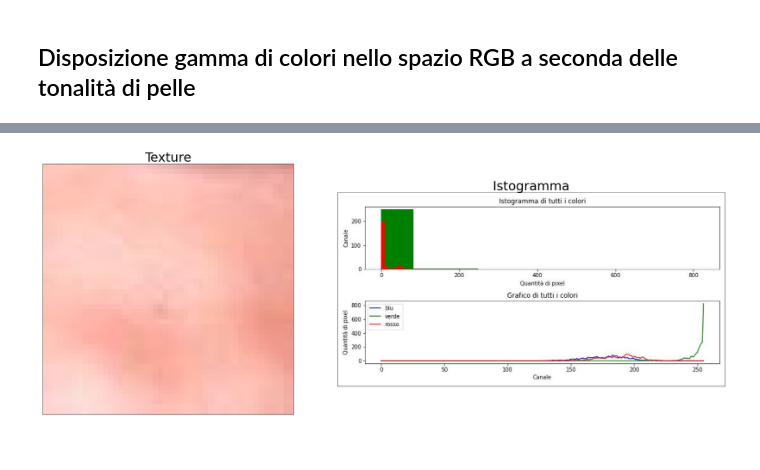
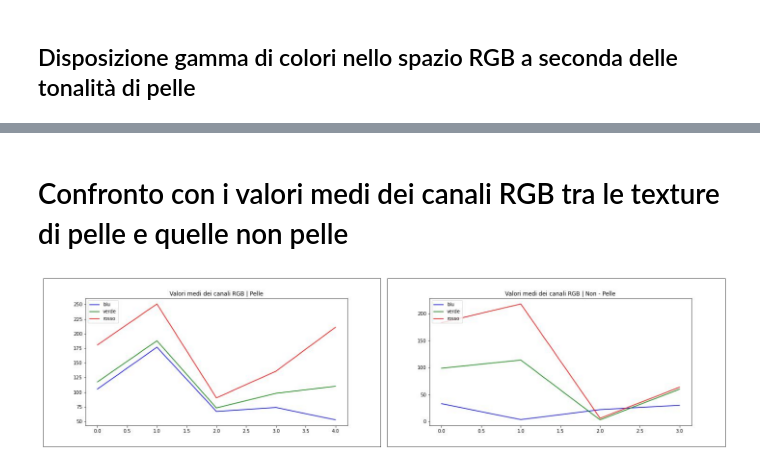
Before and after one commit to Wooler97/Skin-Detection, a Jupyter notebook: SkinPlotShow.ipynb, the cells around one changed output, grey strips where cells are left out. Drawn from its saved outputs; the diff is of its cells as text; code cells hidden in the pictures.

```diff
--- a/SkinPlotShow.ipynb
+++ b/SkinPlotShow.ipynb
@@ -4,0 +48,9 @@ from matplotlib import pyplot as plt
+# %%
+images = [skin6, graph6, skin7, graph7, skin8, graph8, skin9, graph9]
+plt.figure(figsize=(25,25))
+for i in range(8):
+    plt.subplot(4,2,i+1),plt.imshow(images[i],'gray')
+    #plt.title(titles[i], fontsize = 30)
+    plt.xticks([]),plt.yticks([])
+plt.tight_layout()
+plt.show()
@@ -5,15 +59,15 @@ from matplotlib import pyplot as plt
+# %% [markdown]
+# Confronto con i valori medi dei canali RGB tra le texture di pelle e quelle non pelle
 # %%
-skin = plt.imread('skin/pelle8.jpg')
-graph = plt.imread('skin/res8.jpg')
+im = plt.imread('images/grafop.jpg')
+im2 = plt.imread('images/grafonp.jpg')
 
-titles = ['Texture', 'Istogramma']
-images = [skin, graph]
-plt.figure(figsize=(25,9))
+images = [im, im2]
+plt.figure(figsize=(20,10))
 for i in range(2):
     plt.subplot(1,2,i+1),plt.imshow(images[i],'gray')
-    plt.title(titles[i], fontsize = 30)
     plt.xticks([]),plt.yticks([])
 plt.tight_layout()
 plt.show()
 # %% [output]
-[figure, old version]
+[figure, new version]
```
Also changed, not shown: parts of 13 cells of this notebook, 5 other files.
